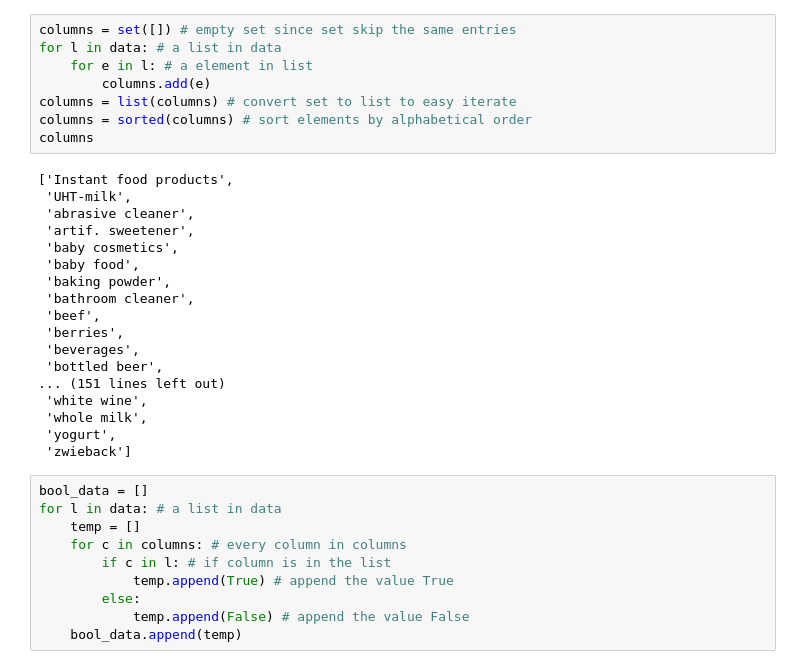
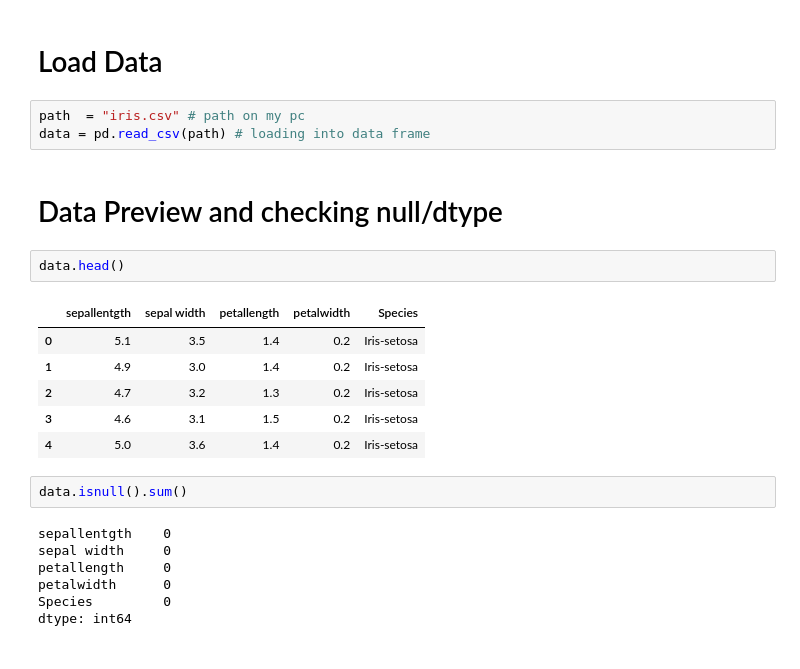
Before and after one commit to ahbaz-memon/MITWPU-DWDM, a Jupyter notebook: Untitled.ipynb, the cells around one changed output. Cells and saved outputs as stored; diff of their text form.

```diff
--- a/Untitled.ipynb
+++ b/Untitled.ipynb
@@ -41,36 +24,25 @@ f.close() # closing file pointer
-# %%
-columns = set([]) # empty set since set skip the same entries
-for l in data: # a list in data
-    for e in l: # a element in list
-        columns.add(e)
-columns = list(columns) # convert set to list to easy iterate
-columns = sorted(columns) # sort elements by alphabetical order
-columns
-# %% [output]
-['Instant food products',
- 'UHT-milk',
- 'abrasive cleaner',
- 'artif. sweetener',
- 'baby cosmetics',
- 'baby food',
- 'baking powder',
- 'bathroom cleaner',
- 'beef',
- 'berries',
- 'beverages',
- 'bottled beer',
-... (151 lines left out)
- 'white wine',
- 'whole milk',
- 'yogurt',
- 'zwieback']
-# %%
-bool_data = []
-for l in data: # a list in data
-    temp = []
-    for c in columns: # every column in columns
-        if c in l: # if column is in the list
-            temp.append(True) # append the value True
-        else:
-            temp.append(False) # append the value False
-    bool_data.append(temp)
+# %% [markdown]
+# Load Data
+# %%
+path  = "iris.csv" # path on my pc
+data = pd.read_csv(path) # loading into data frame
+# %% [markdown]
+# Data Preview and checking null/dtype
+# %%
+data.head()
+# %% [output]
+|  | sepallentgth | sepal width | petallength | petalwidth | Species |
+| 0 | 5.1 | 3.5 | 1.4 | 0.2 | Iris-setosa |
+| 1 | 4.9 | 3.0 | 1.4 | 0.2 | Iris-setosa |
+| 2 | 4.7 | 3.2 | 1.3 | 0.2 | Iris-setosa |
+| 3 | 4.6 | 3.1 | 1.5 | 0.2 | Iris-setosa |
+| 4 | 5.0 | 3.6 | 1.4 | 0.2 | Iris-setosa |
+# %%
+data.isnull().sum()
+# %% [output]
+sepallentgth    0
+sepal width     0
+petallength     0
+petalwidth      0
+Species         0
+dtype: int64
```
Also changed, not shown: parts of 28 cells of this notebook.
